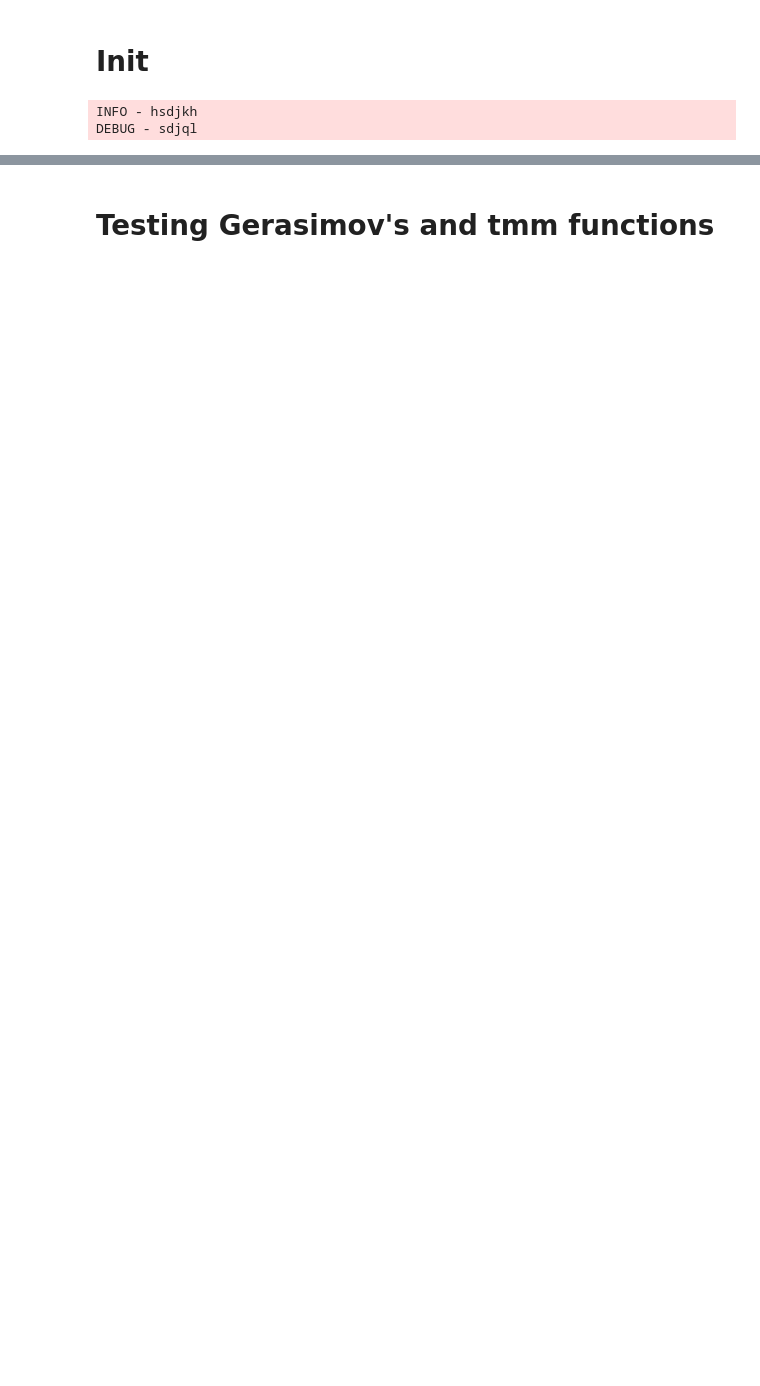
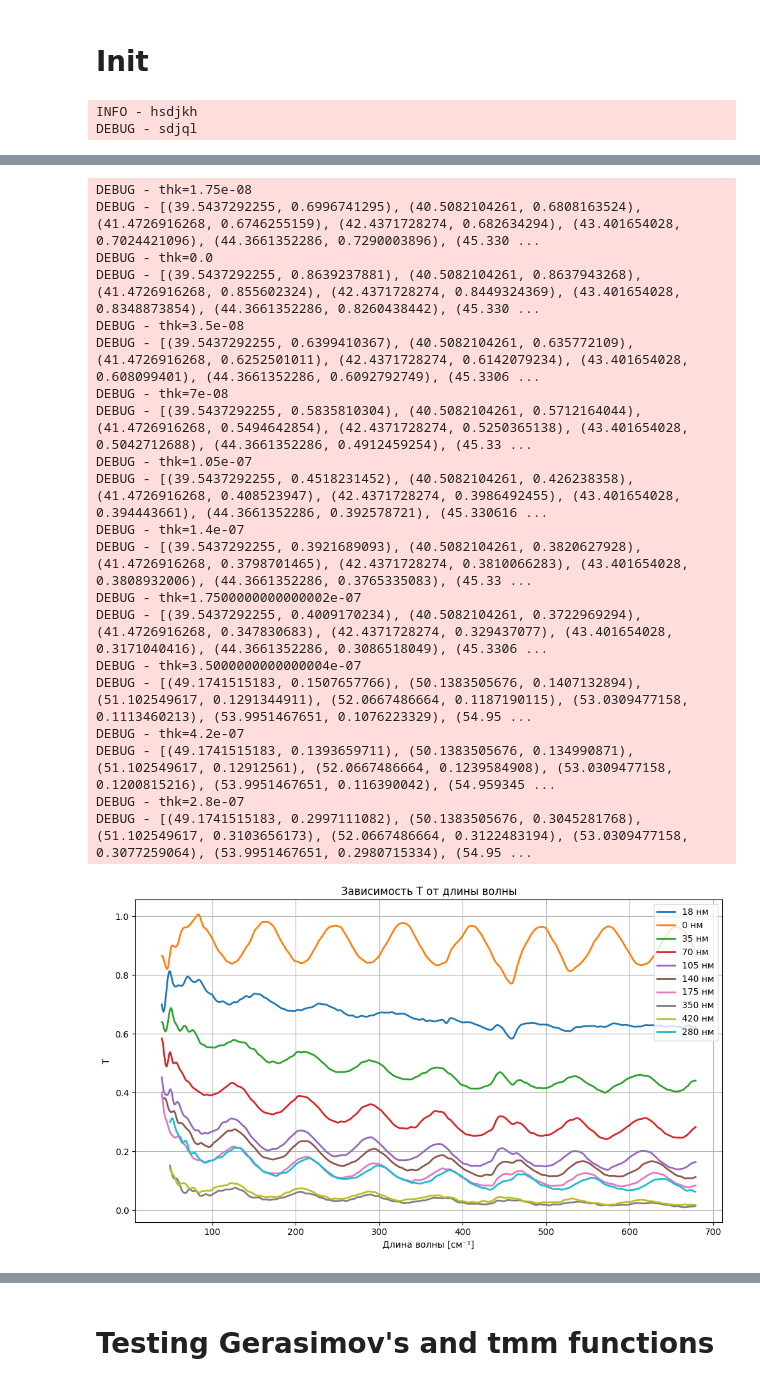
Before and after one commit to artyom-fedorenko/Graphene-films-plasmon-refractometry, a Jupyter notebook: Fourier/Dispersion_fit.ipynb, the cells around one changed output, grey strips where cells are left out. Drawn from its saved outputs; the diff is of its cells as text; code cells hidden in the pictures; blank space fills up the shorter version.

```diff
--- a/Fourier/Dispersion_fit.ipynb
+++ b/Fourier/Dispersion_fit.ipynb
@@ -296,0 +428,25 @@ DEBUG - [(39.5437292255, 0.8639237881), (40.5082104261, 0.8637943268), (41.47269
+# %%
+transmit_dict = load_data(r"C:/Users/belco/Documents/Graphene/Data/Dispersion_PP_40/Transm_dis", mode = 'T',
+                            pattern = 'L_')
+# %% [output]
+DEBUG - thk=1.75e-08
+DEBUG - [(39.5437292255, 0.6996741295), (40.5082104261, 0.6808163524), (41.4726916268, 0.6746255159), (42.4371728274, 0.682634294), (43.401654028, 0.7024421096), (44.3661352286, 0.7290003896), (45.330 ...
+DEBUG - thk=0.0
+DEBUG - [(39.5437292255, 0.8639237881), (40.5082104261, 0.8637943268), (41.4726916268, 0.855602324), (42.4371728274, 0.8449324369), (43.401654028, 0.8348873854), (44.3661352286, 0.8260438442), (45.330 ...
+DEBUG - thk=3.5e-08
+DEBUG - [(39.5437292255, 0.6399410367), (40.5082104261, 0.635772109), (41.4726916268, 0.6252501011), (42.4371728274, 0.6142079234), (43.401654028, 0.608099401), (44.3661352286, 0.6092792749), (45.3306 ...
+DEBUG - thk=7e-08
+DEBUG - [(39.5437292255, 0.5835810304), (40.5082104261, 0.5712164044), (41.4726916268, 0.5494642854), (42.4371728274, 0.5250365138), (43.401654028, 0.5042712688), (44.3661352286, 0.4912459254), (45.33 ...
+DEBUG - thk=1.05e-07
+DEBUG - [(39.5437292255, 0.4518231452), (40.5082104261, 0.426238358), (41.4726916268, 0.408523947), (42.4371728274, 0.3986492455), (43.401654028, 0.394443661), (44.3661352286, 0.392578721), (45.330616 ...
+DEBUG - thk=1.4e-07
+DEBUG - [(39.5437292255, 0.3921689093), (40.5082104261, 0.3820627928), (41.4726916268, 0.3798701465), (42.4371728274, 0.3810066283), (43.401654028, 0.3808932006), (44.3661352286, 0.3765335083), (45.33 ...
+DEBUG - thk=1.7500000000000002e-07
+DEBUG - [(39.5437292255, 0.4009170234), (40.5082104261, 0.3722969294), (41.4726916268, 0.347830683), (42.4371728274, 0.329437077), (43.401654028, 0.3171040416), (44.3661352286, 0.3086518049), (45.3306 ...
+DEBUG - thk=3.5000000000000004e-07
+DEBUG - [(49.1741515183, 0.1507657766), (50.1383505676, 0.1407132894), (51.102549617, 0.1291344911), (52.0667486664, 0.1187190115), (53.0309477158, 0.1113460213), (53.9951467651, 0.1076223329), (54.95 ...
+DEBUG - thk=4.2e-07
+DEBUG - [(49.1741515183, 0.1393659711), (50.1383505676, 0.134990871), (51.102549617, 0.12912561), (52.0667486664, 0.1239584908), (53.0309477158, 0.1200815216), (53.9951467651, 0.116390042), (54.959345 ...
+DEBUG - thk=2.8e-07
+DEBUG - [(49.1741515183, 0.2997111082), (50.1383505676, 0.3045281768), (51.102549617, 0.3103656173), (52.0667486664, 0.3122483194), (53.0309477158, 0.3077259064), (53.9951467651, 0.2980715334), (54.95 ...
+[figure, added]
```
Also changed, not shown: parts of 81 cells of this notebook.
